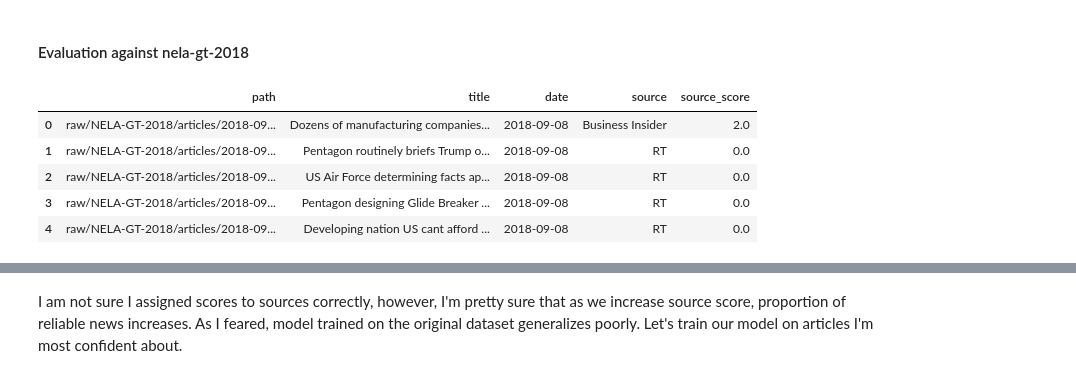
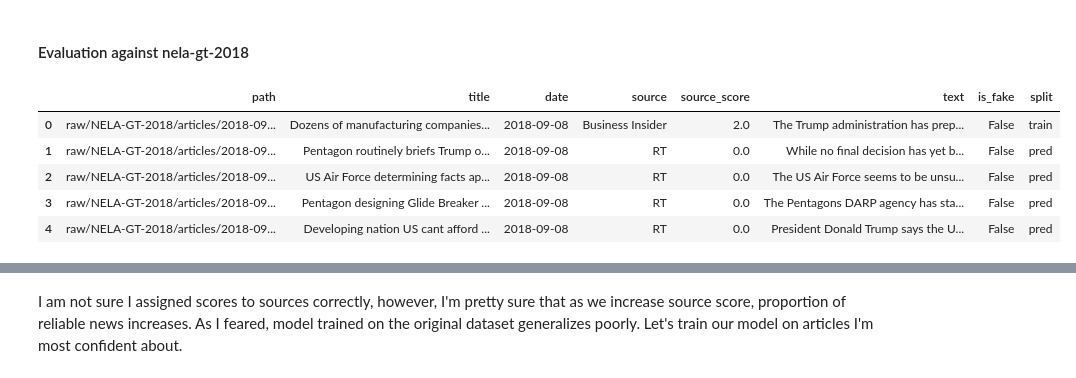
Before and after one commit to mutusfa/Fake-News-Analysis, a Jupyter notebook: notebooks/modelling.ipynb, the cells around one changed output, grey strips where cells are left out. Saved outputs shown, nothing was run; the diff lists cells and outputs as text; code cells hidden in the pictures.

```diff
--- a/notebooks/modelling.ipynb
+++ b/notebooks/modelling.ipynb
@@ -272,16 +293,17 @@ Dataset is horrendous. Distinguishing real news from fake news could be pretty h
 #### Evaluation against nela-gt-2018
 # %%
 nela_gt_2018_articles_df = pd.read_csv(
-    BASE_DATA_DIR / "interim" / "nela-gt-2018-articles.csv", index_col=0
+    BASE_DATA_DIR / "interim" / "nela-gt-2018-articles-with-text.csv"
 )
+nela_gt_2018_articles_df.dropna(inplace=True)
 nela_gt_2018_articles_df.head()
 # %% [output]
-|  | path | title | date | source | source_score |
-| 0 | raw/NELA-GT-2018/articles/2018-09... | Dozens of manufacturing companies... | 2018-09-08 | Business Insider | 2.0 |
-| 1 | raw/NELA-GT-2018/articles/2018-09... | Pentagon routinely briefs Trump o... | 2018-09-08 | RT | 0.0 |
-| 2 | raw/NELA-GT-2018/articles/2018-09... | US Air Force determining facts ap... | 2018-09-08 | RT | 0.0 |
-| 3 | raw/NELA-GT-2018/articles/2018-09... | Pentagon designing Glide Breaker ... | 2018-09-08 | RT | 0.0 |
-| 4 | raw/NELA-GT-2018/articles/2018-09... | Developing nation US cant afford ... | 2018-09-08 | RT | 0.0 |
+|  | path | title | date | source | source_score | text | is_fake | split |
+| 0 | raw/NELA-GT-2018/articles/2018-09... | Dozens of manufacturing companies... | 2018-09-08 | Business Insider | 2.0 | The Trump administration has prep... | False | train |
+| 1 | raw/NELA-GT-2018/articles/2018-09... | Pentagon routinely briefs Trump o... | 2018-09-08 | RT | 0.0 | While no final decision has yet b... | False | pred |
+| 2 | raw/NELA-GT-2018/articles/2018-09... | US Air Force determining facts ap... | 2018-09-08 | RT | 0.0 | The US Air Force seems to be unsu... | False | pred |
+| 3 | raw/NELA-GT-2018/articles/2018-09... | Pentagon designing Glide Breaker ... | 2018-09-08 | RT | 0.0 | The Pentagons DARP agency has sta... | False | pred |
+| 4 | raw/NELA-GT-2018/articles/2018-09... | Developing nation US cant afford ... | 2018-09-08 | RT | 0.0 | President Donald Trump says the U... | False | pred |
 # %%
 nela_gt_2018_scores_df = pd.read_csv(
     BASE_DATA_DIR / "interim" / "nela-gt-2018-scores.csv", index_col=0
```
Also changed, not shown: parts of 59 cells of this notebook, 22 other files.
